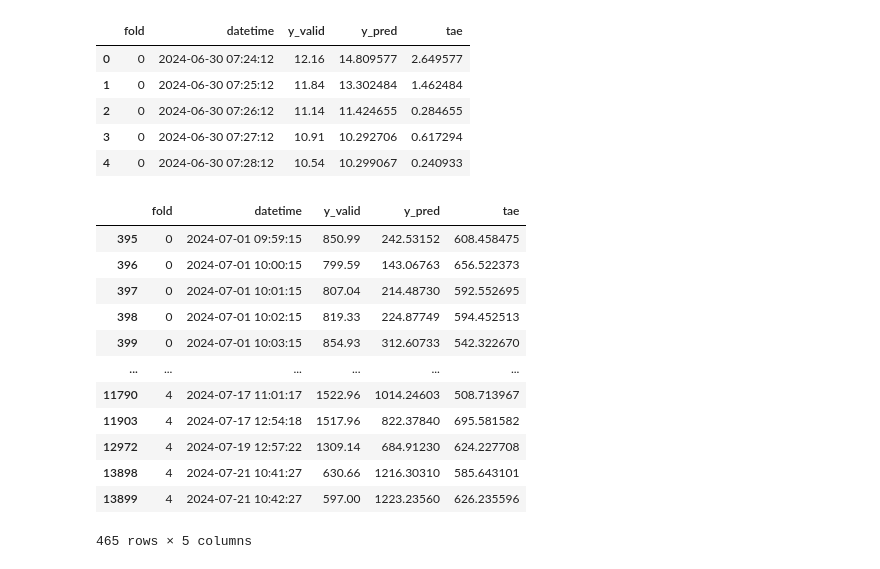
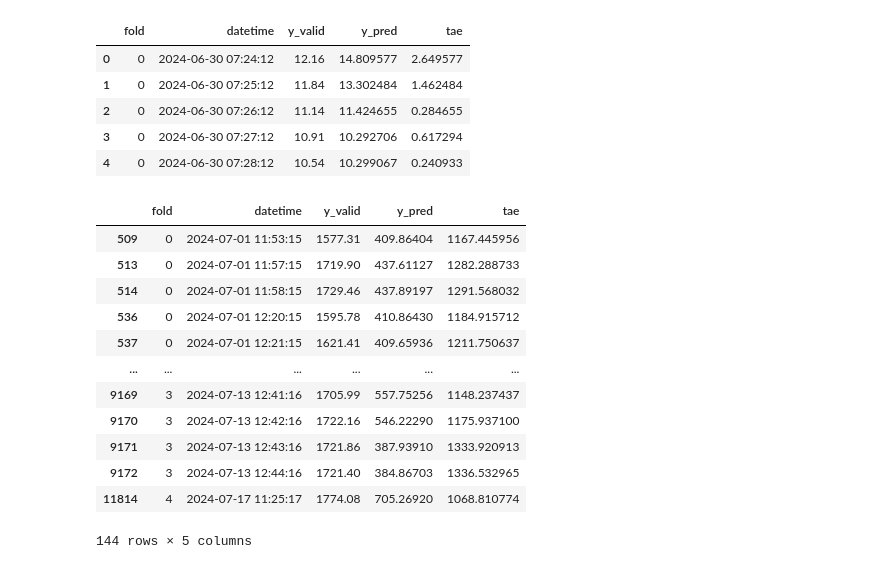
Before and after one commit to chiseanchang0727/aicup-predict-energy-generation, a Jupyter notebook: test_region/error_analysis.ipynb, the cells around one changed output. Drawn from its saved outputs; the diff is of its cells as text; code cells hidden in the pictures.

```diff
--- a/test_region/error_analysis.ipynb
+++ b/test_region/error_analysis.ipynb
@@ -39,6 +39,7 @@ result_file = [file for file in os.listdir(dir) if file.startswith(config_file_n
 result_file
 
 df_result = pd.read_csv(os.path.join(dir, result_file))
+df_result['datetime'] = pd.to_datetime(df_result['datetime'])
 # %%
 df_result.head()
 # %% [output]
@@ -61,18 +62,19 @@ def get_target_data(df, error):
 
     return df_temp
 # %%
-get_target_data(df_result, error=[500, 1000])
+df_error = get_target_data(df_result, error=1000)
+df_error
 # %% [output]
 |  | fold | datetime | y_valid | y_pred | tae |
-| 395 | 0 | 2024-07-01 09:59:15 | 850.99 | 242.53152 | 608.458475 |
-| 396 | 0 | 2024-07-01 10:00:15 | 799.59 | 143.06763 | 656.522373 |
-| 397 | 0 | 2024-07-01 10:01:15 | 807.04 | 214.48730 | 592.552695 |
-| 398 | 0 | 2024-07-01 10:02:15 | 819.33 | 224.87749 | 594.452513 |
-| 399 | 0 | 2024-07-01 10:03:15 | 854.93 | 312.60733 | 542.322670 |
+| 509 | 0 | 2024-07-01 11:53:15 | 1577.31 | 409.86404 | 1167.445956 |
+| 513 | 0 | 2024-07-01 11:57:15 | 1719.90 | 437.61127 | 1282.288733 |
+| 514 | 0 | 2024-07-01 11:58:15 | 1729.46 | 437.89197 | 1291.568032 |
+| 536 | 0 | 2024-07-01 12:20:15 | 1595.78 | 410.86430 | 1184.915712 |
+| 537 | 0 | 2024-07-01 12:21:15 | 1621.41 | 409.65936 | 1211.750637 |
 | ... | ... | ... | ... | ... | ... |
-| 11790 | 4 | 2024-07-17 11:01:17 | 1522.96 | 1014.24603 | 508.713967 |
-| 11903 | 4 | 2024-07-17 12:54:18 | 1517.96 | 822.37840 | 695.581582 |
-| 12972 | 4 | 2024-07-19 12:57:22 | 1309.14 | 684.91230 | 624.227708 |
-| 13898 | 4 | 2024-07-21 10:41:27 | 630.66 | 1216.30310 | 585.643101 |
-| 13899 | 4 | 2024-07-21 10:42:27 | 597.00 | 1223.23560 | 626.235596 |
+| 9169 | 3 | 2024-07-13 12:41:16 | 1705.99 | 557.75256 | 1148.237437 |
+| 9170 | 3 | 2024-07-13 12:42:16 | 1722.16 | 546.22290 | 1175.937100 |
+| 9171 | 3 | 2024-07-13 12:43:16 | 1721.86 | 387.93910 | 1333.920913 |
+| 9172 | 3 | 2024-07-13 12:44:16 | 1721.40 | 384.86703 | 1336.532965 |
+| 11814 | 4 | 2024-07-17 11:25:17 | 1774.08 | 705.26920 | 1068.810774 |
-465 rows × 5 columns
+144 rows × 5 columns
```
Also changed, not shown: parts of 14 cells of this notebook.
